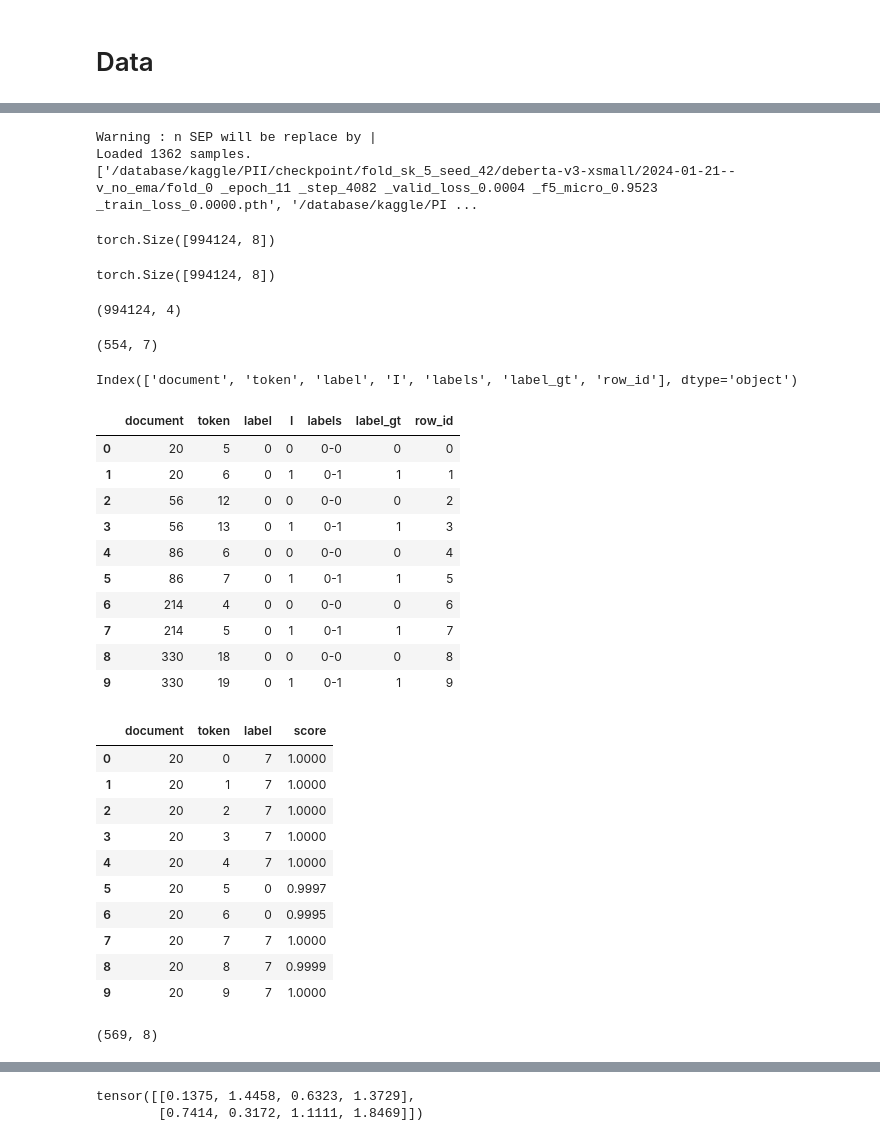
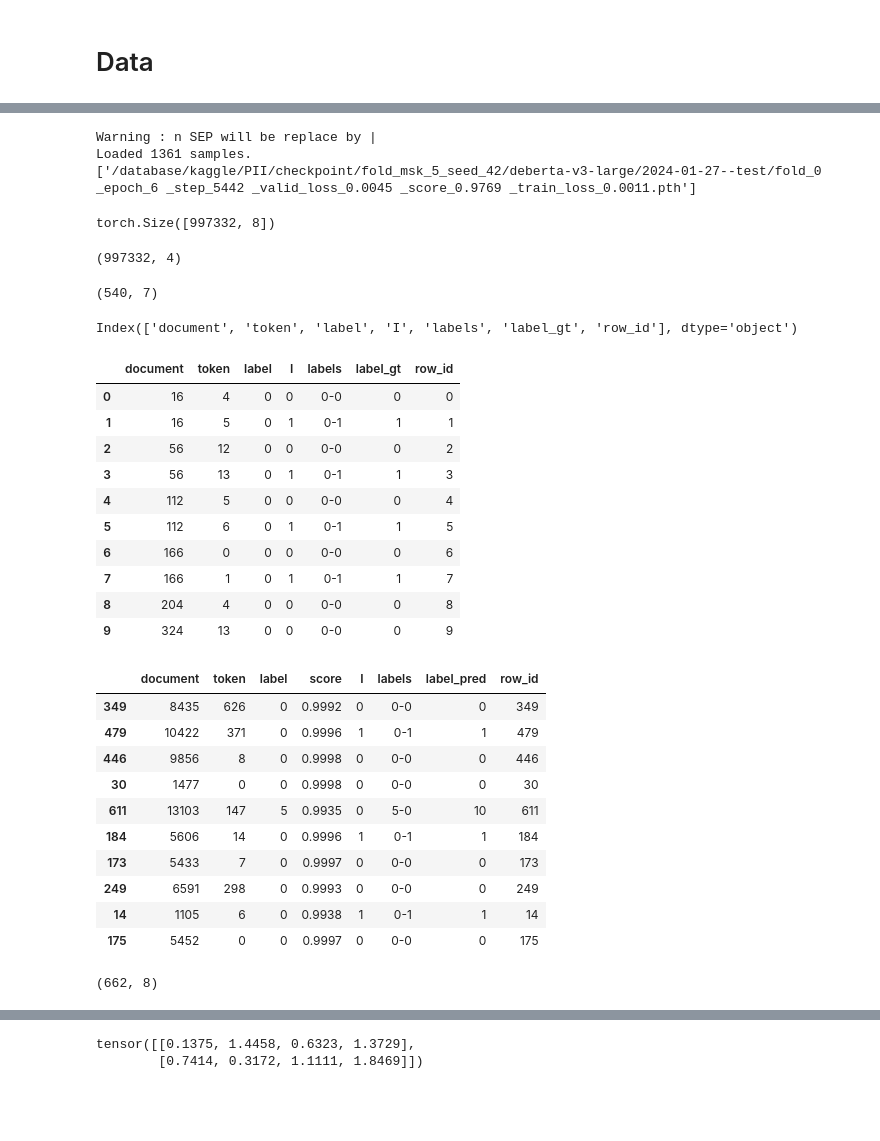
Before and after one commit to amedprof/PII-Data-Detection, a Jupyter notebook: notebook/inference.ipynb, the cells around one changed output, grey strips where cells are left out. Drawn from its saved outputs; the diff is of its cells as text; code cells hidden in the pictures; blank space fills up the shorter version.

```diff
--- a/notebook/inference.ipynb
+++ b/notebook/inference.ipynb
@@ -97,3 +99,17 @@ for K in [5]:
+# %%
+LABEL2TYPE = ('NAME_STUDENT','EMAIL','USERNAME','ID_NUM', 'PHONE_NUM','URL_PERSONAL','STREET_ADDRESS','O')
+for name in LABEL2TYPE[:-1]:
+    df[name] = ((df['labels'].transform(lambda x:len([i for i in x if i.split('-')[-1]==name ])))>0)*1
+
+seeds = [42]
+folds_names = []
+for K in [5]:
+    for seed in seeds:
+        mskf = MultilabelStratifiedKFold(n_splits=K,shuffle=True,random_state=seed)
+        name = f"fold_msk_{K}_seed_{seed}"
+        df[name] = -1
+        for fold, (trn_, val_) in enumerate(mskf.split(df,df[list(LABEL2TYPE)[:-1]])):
+            df.loc[val_, name] = fold
 # %% [markdown]
 # Data
 # %%
@@ -132,7 +144,7 @@ def inference_steps(df,folder,bs=1,fold=0):
     args.model['model_params']['config_path'] = f"{folder}/config.pth"
     args.model['pretrained_weights'] = None
     args.model["model_params"]['pretrained_path'] = None
-    args.model["model_params"]['max_len'] = 3048
+#     args.model["model_params"]['max_len'] = 3048
 
     args.device = 1
     f.close()
@@ -236,9 +248,9 @@ def inference_steps(df,folder,bs=1,fold=0):
 
     return pred_df , gt_df
 # %%
-FOLD_NAME = "fold_sk_5_seed_42"
-model_name = "deberta-v3-xsmall"
-exp_name = "2024-01-21--v_no_ema"
+FOLD_NAME = "fold_msk_5_seed_42"
+model_name = "deberta-v3-large"
+exp_name = "2024-01-27--test"
 folder = str(CHECKPOINT_PATH/Path(fr'{FOLD_NAME}/{model_name}/{exp_name}'))
 os.listdir(folder)
 # %% [output]
@@ -260,18 +276,17 @@ Name: fold_sk_5_seed_42, dtype: int64
 pred_df,gt_df = inference_steps(df[df[FOLD_NAME]==0],folder,bs=1,fold=0)
 # %% [output]
 Warning : n SEP will be replace by |
-Loaded 1362 samples.
-['/database/kaggle/PII/checkpoint/fold_sk_5_seed_42/deberta-v3-xsmall/2024-01-21--v_no_ema/fold_0 _epoch_11 _step_4082 _valid_loss_0.0004 _f5_micro_0.9523 _train_loss_0.0000.pth', '/database/kaggle/PI ...
+Loaded 1361 samples.
+['/database/kaggle/PII/checkpoint/fold_msk_5_seed_42/deberta-v3-large/2024-01-27--test/fold_0 _epoch_6 _step_5442 _valid_loss_0.0045 _score_0.9769 _train_loss_0.0011.pth']
-torch.Size([994124, 8])
+torch.Size([997332, 8])
-torch.Size([994124, 8])
 # %%
 pred_df.shape
 # %% [output]
-(994124, 4)
+(997332, 4)
 # %%
 gt_df.shape
 # %% [output]
-(554, 7)
+(540, 7)
 # %%
 gt_df.columns
 # %% [output]
@@ -280,30 +295,30 @@ Index(['document', 'token', 'label', 'I', 'labels', 'label_gt', 'row_id'], dtype
 gt_df.head(10)
 # %% [output]
 |  | document | token | label | I | labels | label_gt | row_id |
-| 0 | 20 | 5 | 0 | 0 | 0-0 | 0 | 0 |
-| 1 | 20 | 6 | 0 | 1 | 0-1 | 1 | 1 |
+| 0 | 16 | 4 | 0 | 0 | 0-0 | 0 | 0 |
+| 1 | 16 | 5 | 0 | 1 | 0-1 | 1 | 1 |
 | 2 | 56 | 12 | 0 | 0 | 0-0 | 0 | 2 |
 | 3 | 56 | 13 | 0 | 1 | 0-1 | 1 | 3 |
-| 4 | 86 | 6 | 0 | 0 | 0-0 | 0 | 4 |
-| 5 | 86 | 7 | 0 | 1 | 0-1 | 1 | 5 |
-| 6 | 214 | 4 | 0 | 0 | 0-0 | 0 | 6 |
-| 7 | 214 | 5 | 0 | 1 | 0-1 | 1 | 7 |
-| 8 | 330 | 18 | 0 | 0 | 0-0 | 0 | 8 |
-| 9 | 330 | 19 | 0 | 1 | 0-1 | 1 | 9 |
+| 4 | 112 | 5 | 0 | 0 | 0-0 | 0 | 4 |
+| 5 | 112 | 6 | 0 | 1 | 0-1 | 1 | 5 |
+| 6 | 166 | 0 | 0 | 0 | 0-0 | 0 | 6 |
+| 7 | 166 | 1 | 0 | 1 | 0-1 | 1 | 7 |
+| 8 | 204 | 4 | 0 | 0 | 0-0 | 0 | 8 |
+| 9 | 324 | 13 | 0 | 0 | 0-0 | 0 | 9 |
 # %%
-pred_df.head(10)
+pred_df.sample(10)
 # %% [output]
-|  | document | token | label | score |
-| 0 | 20 | 0 | 7 | 1.0000 |
-| 1 | 20 | 1 | 7 | 1.0000 |
-| 2 | 20 | 2 | 7 | 1.0000 |
-| 3 | 20 | 3 | 7 | 1.0000 |
-| 4 | 20 | 4 | 7 | 1.0000 |
-| 5 | 20 | 5 | 0 | 0.9997 |
-| 6 | 20 | 6 | 0 | 0.9995 |
-| 7 | 20 | 7 | 7 | 1.0000 |
-| 8 | 20 | 8 | 7 | 0.9999 |
-| 9 | 20 | 9 | 7 | 1.0000 |
+|  | document | token | label | score | I | labels | label_pred | row_id |
+| 349 | 8435 | 626 | 0 | 0.9992 | 0 | 0-0 | 0 | 349 |
+| 479 | 10422 | 371 | 0 | 0.9996 | 1 | 0-1 | 1 | 479 |
+| 446 | 9856 | 8 | 0 | 0.9998 | 0 | 0-0 | 0 | 446 |
+| 30 | 1477 | 0 | 0 | 0.9998 | 0 | 0-0 | 0 | 30 |
+| 611 | 13103 | 147 | 5 | 0.9935 | 0 | 5-0 | 10 | 611 |
+| 184 | 5606 | 14 | 0 | 0.9996 | 1 | 0-1 | 1 | 184 |
+| 173 | 5433 | 7 | 0 | 0.9997 | 0 | 0-0 | 0 | 173 |
+| 249 | 6591 | 298 | 0 | 0.9993 | 0 | 0-0 | 0 | 249 |
+| 14 | 1105 | 6 | 0 | 0.9938 | 1 | 0-1 | 1 | 14 |
+| 175 | 5452 | 0 | 0 | 0.9997 | 0 | 0-0 | 0 | 175 |
 # %%
 p = pred_df.copy()
 # %%
@@ -316,4 +331,4 @@ pred_df["label_pred"] = pred_df["labels"].map(ID_TYPE).fillna(0).astype(int)
 pred_df['row_id'] = np.arange(len(pred_df))
 pred_df.shape
 # %% [output]
-(569, 8)
+(662, 8)
```
Also changed, not shown: parts of 17 cells of this notebook, 3 other files.
